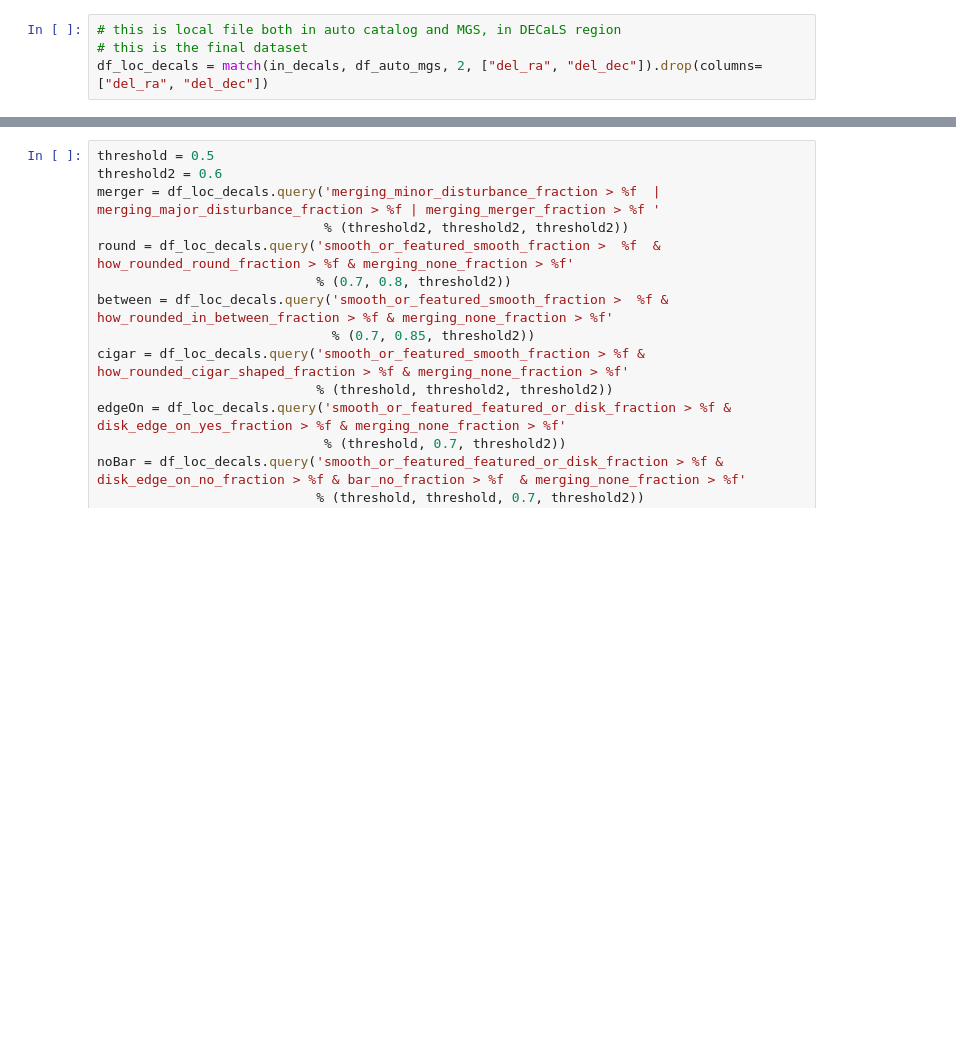
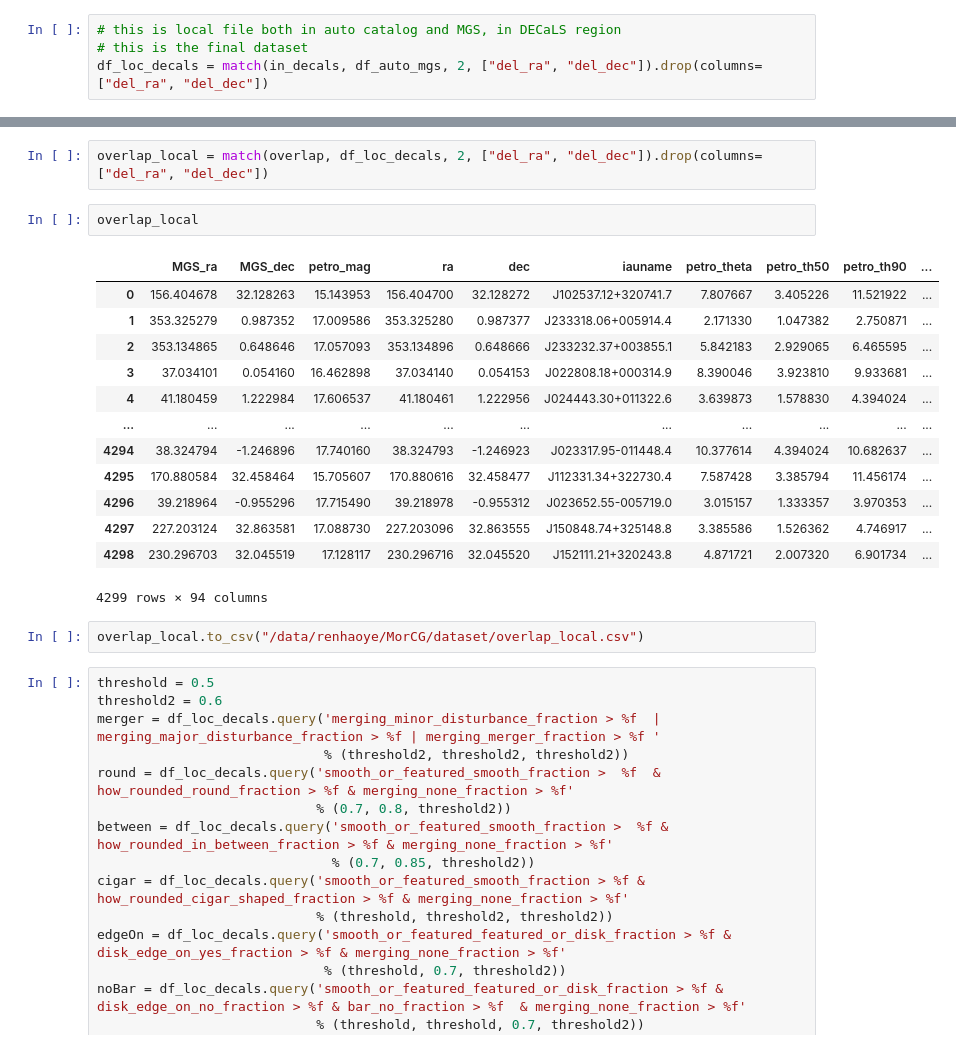
Before and after one commit to Astro-Astre/MorCG, a Jupyter notebook: preprocess/create_catalog.ipynb, the cells around one changed output, grey strips where cells are left out. Saved outputs shown, nothing was run; the diff lists cells and outputs as text; blank space fills up the shorter version.

```diff
--- a/preprocess/create_catalog.ipynb
+++ b/preprocess/create_catalog.ipynb
@@ -134,3 +134,23 @@ df_loc_decals
+# %%
+overlap_local = match(overlap, df_loc_decals, 2, ["del_ra", "del_dec"]).drop(columns=["del_ra", "del_dec"])
+# %%
+overlap_local
+# %% [output]
+|  | MGS_ra | MGS_dec | petro_mag | ra | dec | iauname | petro_theta | petro_th50 | petro_th90 | ... |
+| 0 | 156.404678 | 32.128263 | 15.143953 | 156.404700 | 32.128272 | J102537.12+320741.7 | 7.807667 | 3.405226 | 11.521922 | ... |
+| 1 | 353.325279 | 0.987352 | 17.009586 | 353.325280 | 0.987377 | J233318.06+005914.4 | 2.171330 | 1.047382 | 2.750871 | ... |
+| 2 | 353.134865 | 0.648646 | 17.057093 | 353.134896 | 0.648666 | J233232.37+003855.1 | 5.842183 | 2.929065 | 6.465595 | ... |
+| 3 | 37.034101 | 0.054160 | 16.462898 | 37.034140 | 0.054153 | J022808.18+000314.9 | 8.390046 | 3.923810 | 9.933681 | ... |
+| 4 | 41.180459 | 1.222984 | 17.606537 | 41.180461 | 1.222956 | J024443.30+011322.6 | 3.639873 | 1.578830 | 4.394024 | ... |
+| ... | ... | ... | ... | ... | ... | ... | ... | ... | ... | ... |
+| 4294 | 38.324794 | -1.246896 | 17.740160 | 38.324793 | -1.246923 | J023317.95-011448.4 | 10.377614 | 4.394024 | 10.682637 | ... |
+| 4295 | 170.880584 | 32.458464 | 15.705607 | 170.880616 | 32.458477 | J112331.34+322730.4 | 7.587428 | 3.385794 | 11.456174 | ... |
+| 4296 | 39.218964 | -0.955296 | 17.715490 | 39.218978 | -0.955312 | J023652.55-005719.0 | 3.015157 | 1.333357 | 3.970353 | ... |
+| 4297 | 227.203124 | 32.863581 | 17.088730 | 227.203096 | 32.863555 | J150848.74+325148.8 | 3.385586 | 1.526362 | 4.746917 | ... |
+| 4298 | 230.296703 | 32.045519 | 17.128117 | 230.296716 | 32.045520 | J152111.21+320243.8 | 4.871721 | 2.007320 | 6.901734 | ... |
+4299 rows × 94 columns
+# %%
+overlap_local.to_csv("/data/renhaoye/MorCG/dataset/overlap_local.csv")
 # %%
 threshold = 0.5
 threshold2 = 0.6
```
Also changed, not shown: parts of 13 cells of this notebook, 26 other files.
